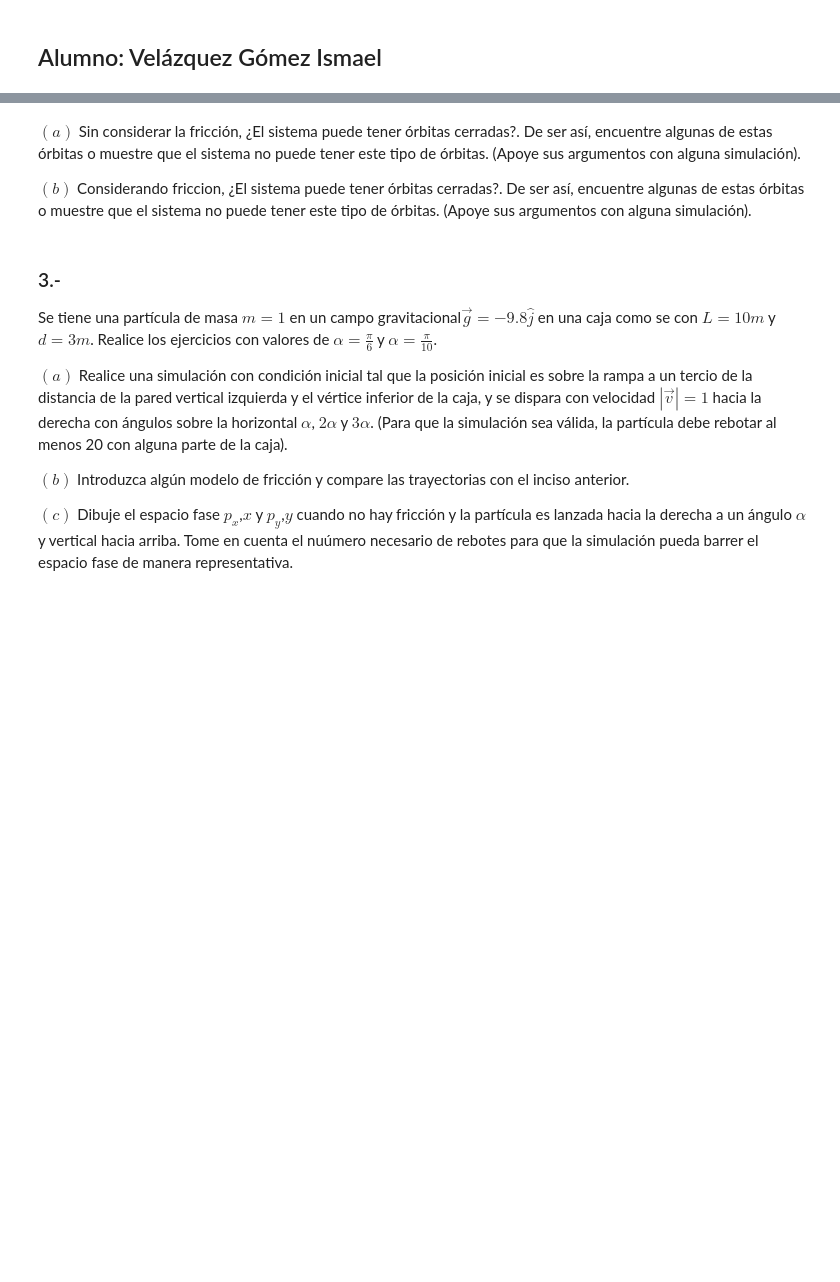
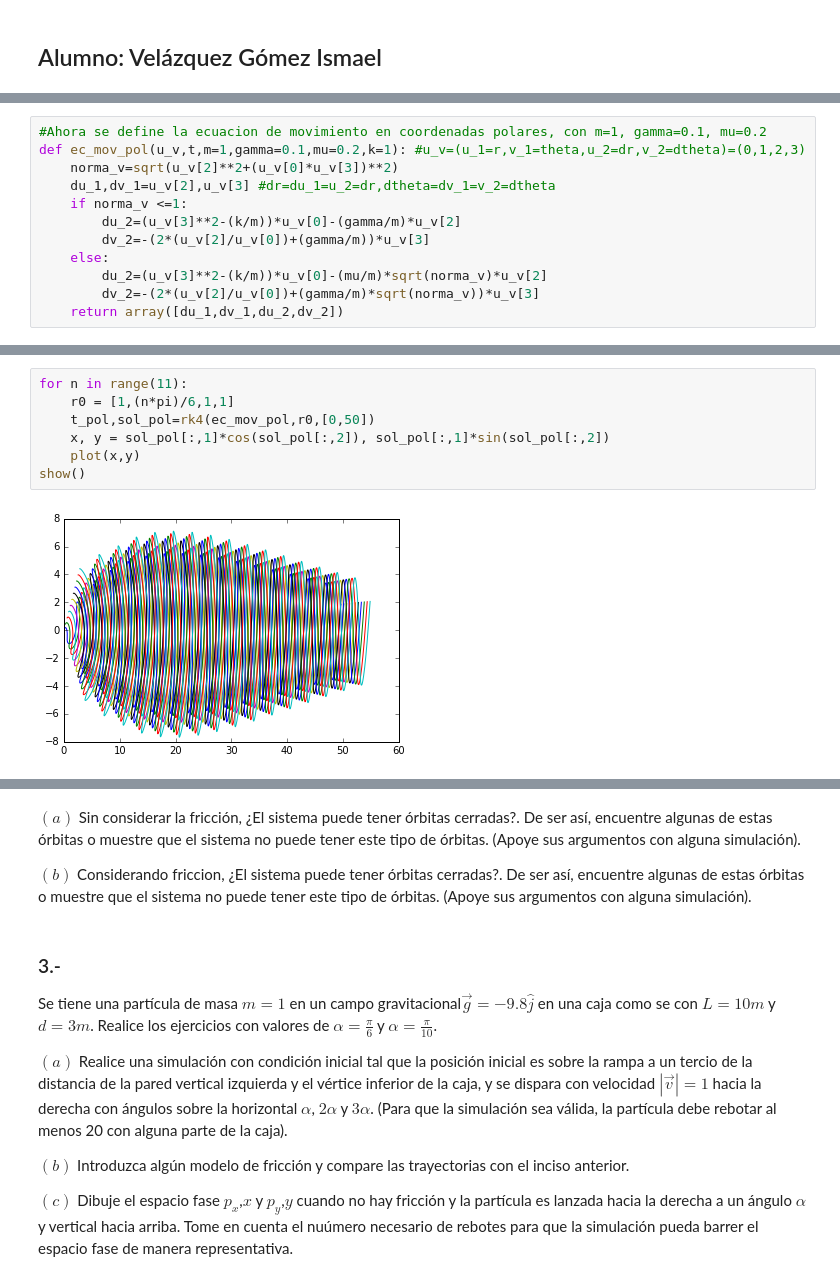
Before and after one commit to iselplabo93/Examenes, a Jupyter notebook: Examen1.ipynb, the cells around one changed output, grey strips where cells are left out. Saved outputs shown, nothing was run; the diff lists cells and outputs as text; blank space fills up the shorter version.

```diff
--- a/Examen1.ipynb
+++ b/Examen1.ipynb
@@ -16,0 +118,12 @@ $(e)$ Tome de manera arbitraria alguna condici ́on inicial y dibuje el espacio
+# %%
+#Ahora se define la ecuacion de movimiento en coordenadas polares, con m=1, gamma=0.1, mu=0.2
+def ec_mov_pol(u_v,t,m=1,gamma=0.1,mu=0.2,k=1): #u_v=(u_1=r,v_1=theta,u_2=dr,v_2=dtheta)=(0,1,2,3)
+    norma_v=sqrt(u_v[2]**2+(u_v[0]*u_v[3])**2)
+    du_1,dv_1=u_v[2],u_v[3] #dr=du_1=u_2=dr,dtheta=dv_1=v_2=dtheta
+    if norma_v <=1:
+        du_2=(u_v[3]**2-(k/m))*u_v[0]-(gamma/m)*u_v[2]
+        dv_2=-(2*(u_v[2]/u_v[0])+(gamma/m))*u_v[3]
+    else:
+        du_2=(u_v[3]**2-(k/m))*u_v[0]-(mu/m)*sqrt(norma_v)*u_v[2]
+        dv_2=-(2*(u_v[2]/u_v[0])+(gamma/m)*sqrt(norma_v))*u_v[3]
+    return array([du_1,dv_1,du_2,dv_2])
@@ -16,0 +166,9 @@ $(e)$ Tome de manera arbitraria alguna condici ́on inicial y dibuje el espacio
+# %%
+for n in range(11):
+    r0 = [1,(n*pi)/6,1,1]
+    t_pol,sol_pol=rk4(ec_mov_pol,r0,[0,50])
+    x, y = sol_pol[:,1]*cos(sol_pol[:,2]), sol_pol[:,1]*sin(sol_pol[:,2])
+    plot(x,y)
+show()
+# %% [output]
+[figure, added]
```
Also changed, not shown: parts of 19 cells of this notebook.
